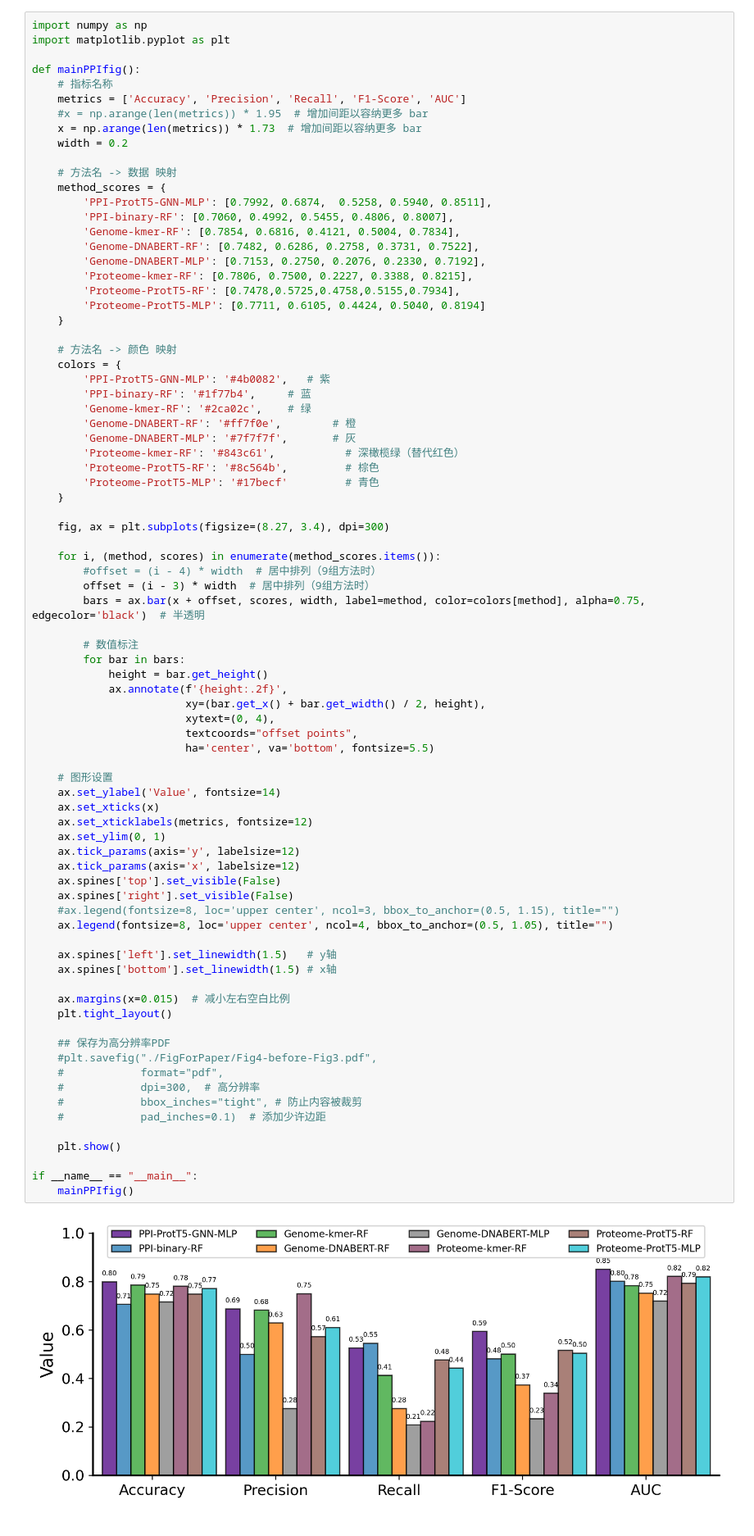
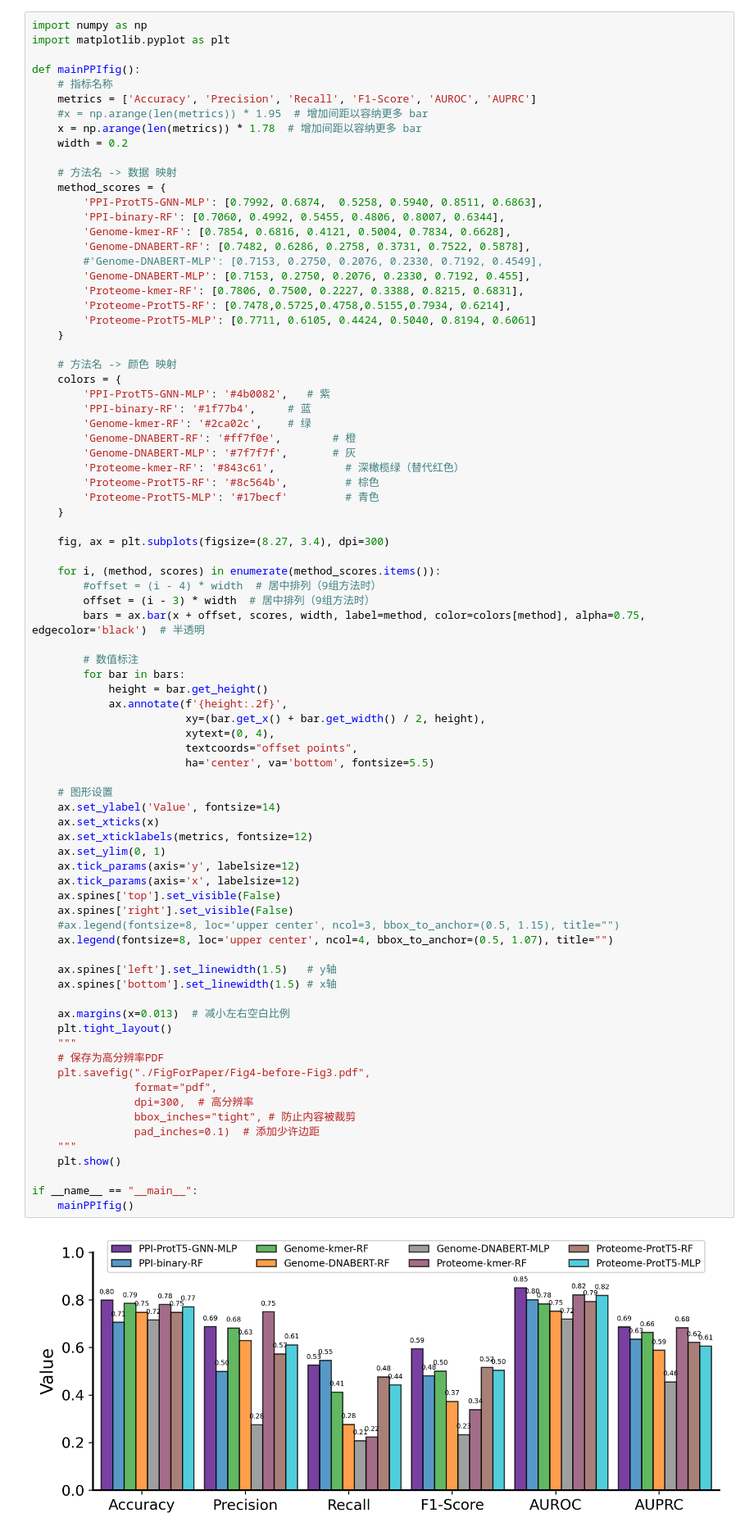
Before and after one commit to ZyuanZhang/vhPPIpred, a Jupyter notebook: FiguresForPaper.ipynb, the cells around one changed output. Shown at 82% size. Drawn from its saved outputs; the diff is of its cells as text.

```diff
--- a/FiguresForPaper.ipynb
+++ b/FiguresForPaper.ipynb
@@ -297,21 +297,22 @@ import matplotlib.pyplot as plt
 
 def mainPPIfig():
     # 指标名称
-    metrics = ['Accuracy', 'Precision', 'Recall', 'F1-Score', 'AUC']
+    metrics = ['Accuracy', 'Precision', 'Recall', 'F1-Score', 'AUROC', 'AUPRC']
     #x = np.arange(len(metrics)) * 1.95  # 增加间距以容纳更多 bar
-    x = np.arange(len(metrics)) * 1.73  # 增加间距以容纳更多 bar
+    x = np.arange(len(metrics)) * 1.78  # 增加间距以容纳更多 bar
     width = 0.2
 
     # 方法名 -> 数据 映射
     method_scores = {
-        'PPI-ProtT5-GNN-MLP': [0.7992, 0.6874,	0.5258,	0.5940,	0.8511],
-        'PPI-binary-RF': [0.7060, 0.4992, 0.5455, 0.4806, 0.8007],
-        'Genome-kmer-RF': [0.7854, 0.6816, 0.4121, 0.5004, 0.7834],
-        'Genome-DNABERT-RF': [0.7482, 0.6286, 0.2758, 0.3731, 0.7522],
-        'Genome-DNABERT-MLP': [0.7153, 0.2750, 0.2076, 0.2330, 0.7192],
-        'Proteome-kmer-RF': [0.7806, 0.7500, 0.2227, 0.3388, 0.8215],
-        'Proteome-ProtT5-RF': [0.7478,0.5725,0.4758,0.5155,0.7934],
-        'Proteome-ProtT5-MLP': [0.7711, 0.6105, 0.4424, 0.5040, 0.8194]
+        'PPI-ProtT5-GNN-MLP': [0.7992, 0.6874,	0.5258,	0.5940,	0.8511, 0.6863],
+        'PPI-binary-RF': [0.7060, 0.4992, 0.5455, 0.4806, 0.8007, 0.6344],
+        'Genome-kmer-RF': [0.7854, 0.6816, 0.4121, 0.5004, 0.7834, 0.6628],
+        'Genome-DNABERT-RF': [0.7482, 0.6286, 0.2758, 0.3731, 0.7522, 0.5878],
+        #'Genome-DNABERT-MLP': [0.7153, 0.2750, 0.2076, 0.2330, 0.7192, 0.4549],
+        'Genome-DNABERT-MLP': [0.7153, 0.2750, 0.2076, 0.2330, 0.7192, 0.455],
+        'Proteome-kmer-RF': [0.7806, 0.7500, 0.2227, 0.3388, 0.8215, 0.6831],
+        'Proteome-ProtT5-RF': [0.7478,0.5725,0.4758,0.5155,0.7934, 0.6214],
+        'Proteome-ProtT5-MLP': [0.7711, 0.6105, 0.4424, 0.5040, 0.8194, 0.6061]
     }
 
     # 方法名 -> 颜色 映射
@@ -335,44 +336,44 @@ def mainPPIfig():
 
         # 数值标注
         for bar in bars:
             height = bar.get_height()
             ax.annotate(f'{height:.2f}',
                         xy=(bar.get_x() + bar.get_width() / 2, height),
                         xytext=(0, 4),
                         textcoords="offset points",
                         ha='center', va='bottom', fontsize=5.5)
 
     # 图形设置
     ax.set_ylabel('Value', fontsize=14)
     ax.set_xticks(x)
     ax.set_xticklabels(metrics, fontsize=12)
     ax.set_ylim(0, 1)
     ax.tick_params(axis='y', labelsize=12)
     ax.tick_params(axis='x', labelsize=12)
     ax.spines['top'].set_visible(False)
     ax.spines['right'].set_visible(False)
     #ax.legend(fontsize=8, loc='upper center', ncol=3, bbox_to_anchor=(0.5, 1.15), title="")
-    ax.legend(fontsize=8, loc='upper center', ncol=4, bbox_to_anchor=(0.5, 1.05), title="")
+    ax.legend(fontsize=8, loc='upper center', ncol=4, bbox_to_anchor=(0.5, 1.07), title="")
 
     ax.spines['left'].set_linewidth(1.5)   # y轴
     ax.spines['bottom'].set_linewidth(1.5) # x轴
 
-    ax.margins(x=0.015)  # 减小左右空白比例
+    ax.margins(x=0.013)  # 减小左右空白比例
     plt.tight_layout()
-
-    ## 保存为高分辨率PDF
-    #plt.savefig("./FigForPaper/Fig4-before-Fig3.pdf",
-    #            format="pdf",
-    #            dpi=300,  # 高分辨率
-    #            bbox_inches="tight", # 防止内容被裁剪
-    #            pad_inches=0.1)  # 添加少许边距
-
+    """
+    # 保存为高分辨率PDF
+    plt.savefig("./FigForPaper/Fig4-before-Fig3.pdf",
+                format="pdf",
+                dpi=300,  # 高分辨率
+                bbox_inches="tight", # 防止内容被裁剪
+                pad_inches=0.1)  # 添加少许边距
+    """
     plt.show()
 
 if __name__ == "__main__":
     mainPPIfig()
 # %% [output]
-[figure, old version]
+[figure, new version]
 # %% [markdown]
 ## Figure 4. Ablation experiment of vhPPIpred and time-space complexity of prediction methods
 # %% [markdown]
```
